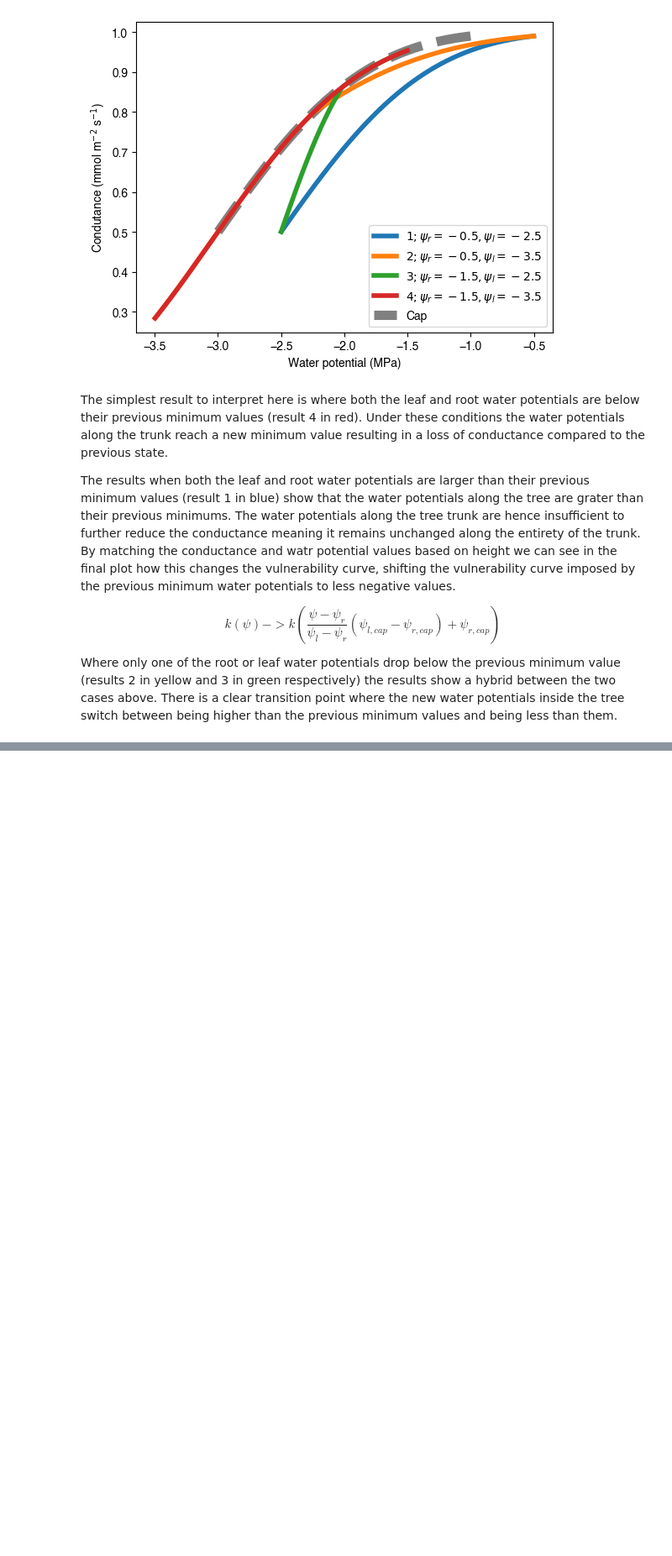
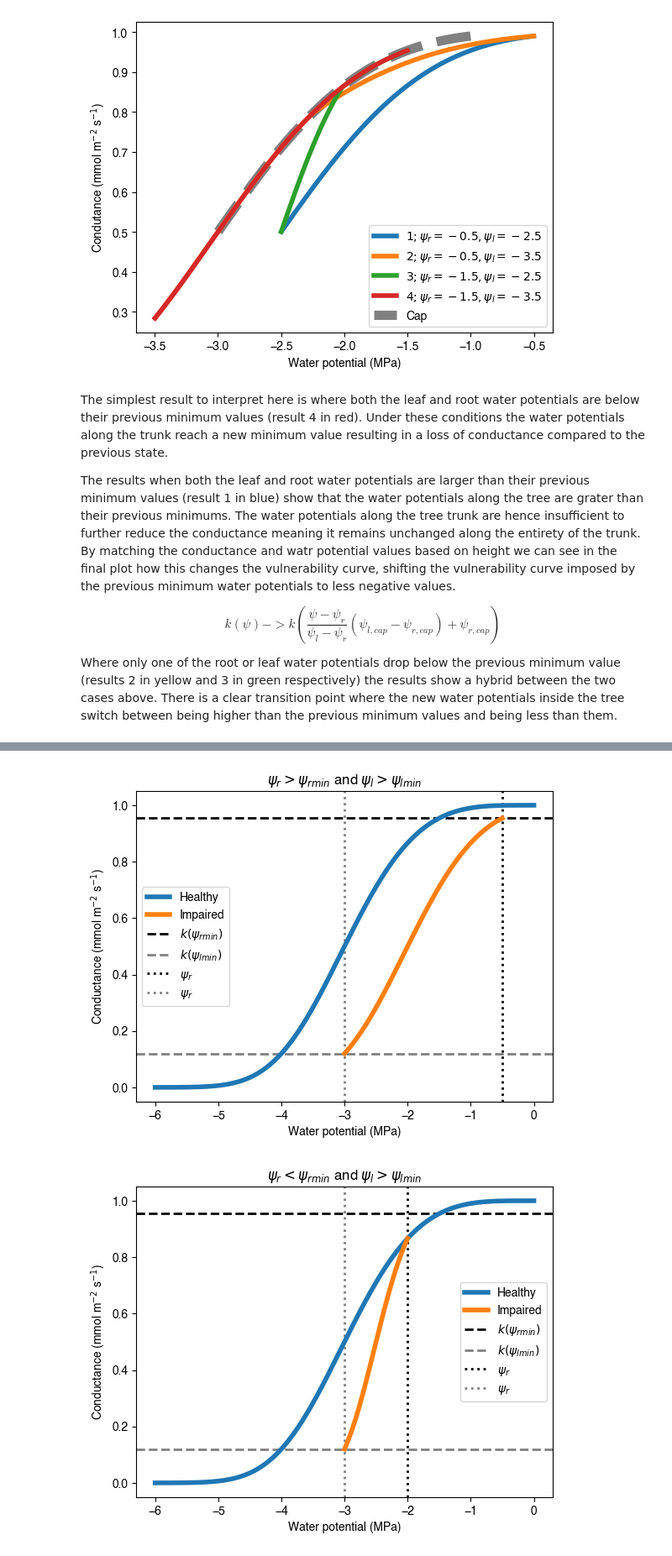
Before and after one commit to CaleBaguley/profit-optimisation-model, a Jupyter notebook: note books/Trunk_water_potential_function.ipynb, the cells around one changed output, grey strips where cells are left out. Shown at 84% size. Saved outputs shown, nothing was run; the diff lists cells and outputs as text; code cells hidden in the pictures; blank space fills up the shorter version.

```diff
--- a/note books/Trunk_water_potential_function.ipynb
+++ b/note books/Trunk_water_potential_function.ipynb
@@ -539,0 +628,71 @@ Where only one of the root or leaf water potentials drop below the previous mini
+# %%
+# -- Case 1 --
+# Set up the system
+psi_r = -0.5
+psi_l = -3.
+psi_rmin = -1.5
+psi_lmin = -4.
+
+# Create the water potential range
+psi_healthy = np.linspace(0., -6., 1000)
+psi_impaired = np.linspace(psi_r, psi_l, 1000)
+
+k_healthy = cumulative_Weibull_distribution(psi_healthy, k_max, shape, scale)
+k_impaired, __, __ = impaired_conductance(psi_impaired, psi_r, psi_l, psi_rmin, psi_lmin, k_max, shape, scale)
+
+Plot_impaired_vulnerability_curve(psi_healthy, k_healthy, psi_impaired, k_impaired, psi_r, psi_l, psi_rmin, psi_lmin, k_max, shape, scale,
+                                  title = '$\psi_r > \psi_{r min}$ and $\psi_l > \psi_{l min}$')
+
+# -- Case 2 --
+# Set up the system
+psi_r = -2.
+psi_l = -3.
+psi_rmin = -1.5
+psi_lmin = -4.
+
+# Create the water potential range
+psi_healthy = np.linspace(0., -6., 1000)
+psi_impaired = np.linspace(psi_r, psi_l, 1000)
+
+k_healthy = cumulative_Weibull_distribution(psi_healthy, k_max, shape, scale)
+k_impaired, __, __  = impaired_conductance(psi_impaired, psi_r, psi_l, psi_rmin, psi_lmin, k_max, shape, scale)
+
+Plot_impaired_vulnerability_curve(psi_healthy, k_healthy, psi_impaired, k_impaired, psi_r, psi_l, psi_rmin, psi_lmin, k_max, shape, scale,
+                                  title = '$\psi_r < \psi_{r min}$ and $\psi_l > \psi_{l min}$')
+
+# -- Case 3 --
+# Set up the system
+psi_r = -0.5
+psi_l = -5.
+psi_rmin = -1.5
+psi_lmin = -4.
+
+# Create the water potential range
+psi_healthy = np.linspace(0., -6., 1000)
+psi_impaired = np.linspace(psi_r, psi_l, 1000)
+
+k_healthy = cumulative_Weibull_distribution(psi_healthy, k_max, shape, scale)
+k_impaired, __, __  = impaired_conductance(psi_impaired, psi_r, psi_l, psi_rmin, psi_lmin, k_max, shape, scale)
+
+Plot_impaired_vulnerability_curve(psi_healthy, k_healthy, psi_impaired, k_impaired, psi_r, psi_l, psi_rmin, psi_lmin, k_max, shape, scale,
+                                  title = '$\psi_r > \psi_{r min}$ and $\psi_l < \psi_{l min}$')
+
+# -- Case 4 --
+# Set up the system
+psi_r = -2.
+psi_l = -5.
+psi_rmin = -1.5
+psi_lmin = -4.
+
+# Create the water potential range
+psi_healthy = np.linspace(0., -6., 1000)
+psi_impaired = np.linspace(psi_r, psi_l, 1000)
+
+k_healthy = cumulative_Weibull_distribution(psi_healthy, k_max, shape, scale)
+k_impaired, __, __  = impaired_conductance(psi_impaired, psi_r, psi_l, psi_rmin, psi_lmin, k_max, shape, scale)
+
+Plot_impaired_vulnerability_curve(psi_healthy, k_healthy, psi_impaired, k_impaired, psi_r, psi_l, psi_rmin, psi_lmin, k_max, shape, scale,
+                                  title = '$\psi_r < \psi_{r min}$ and $\psi_l < \psi_{l min}$')
+# %% [output]
+[figure, added]
+[figure, added]
```
Also changed, not shown: parts of 7 cells of this notebook.
